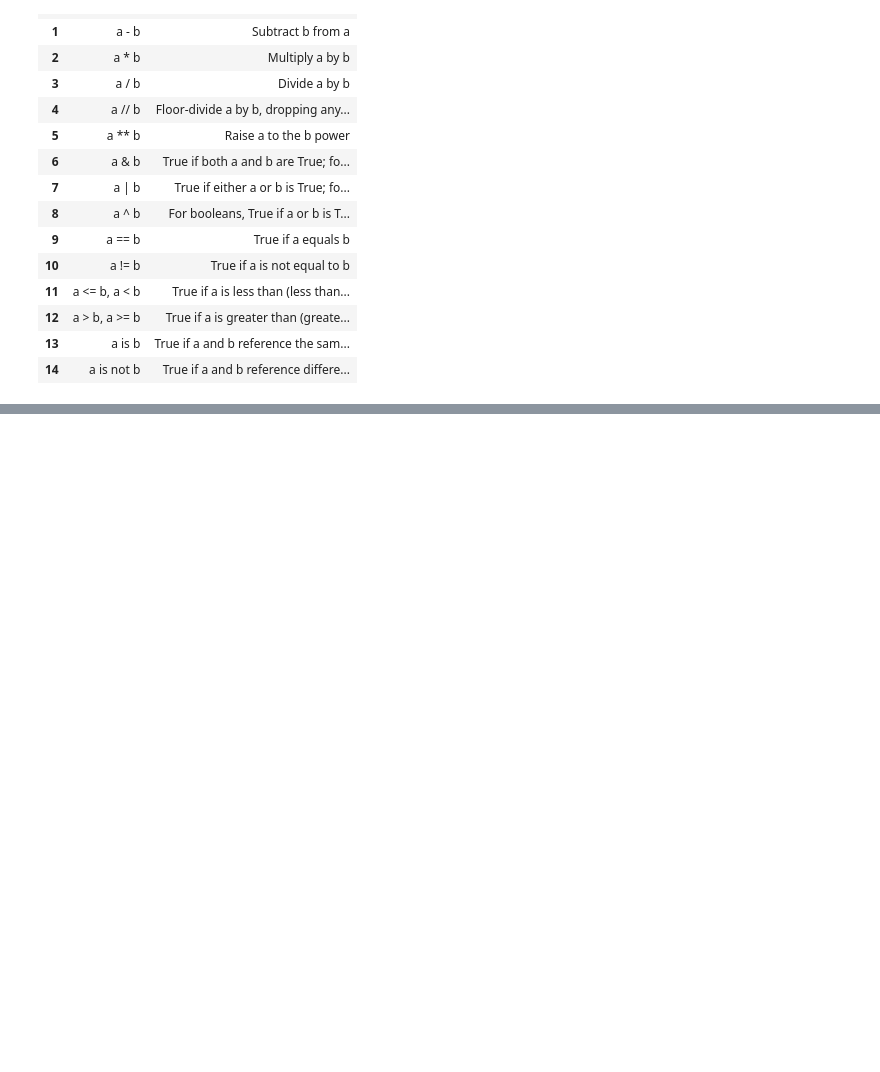
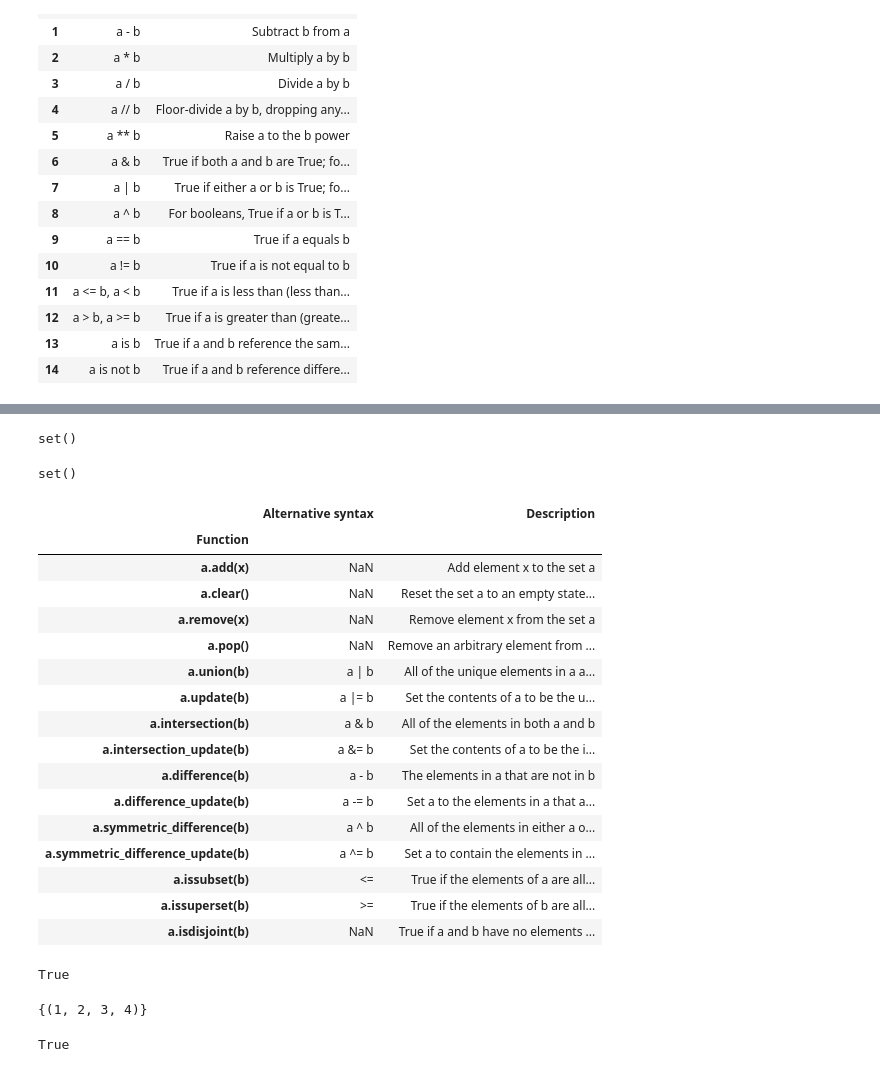
Before and after one commit to pindio58/books, a Jupyter notebook: pythonForDataAnalysis/first_book_beginning.ipynb, the cells around one changed output, grey strips where cells are left out. Saved outputs shown, nothing was run; the diff lists cells and outputs as text; code cells hidden in the pictures; blank space fills up the shorter version.

```diff
--- a/pythonForDataAnalysis/first_book_beginning.ipynb
+++ b/pythonForDataAnalysis/first_book_beginning.ipynb
@@ -212,0 +546,39 @@ binaryOperator
+# %%
+a.intersection(b)
+# %% [output]
+set()
+# %%
+a&b
+# %% [output]
+set()
+# %%
+import pandas as pd
+pd.set_option('display.max_colwidth', None)
+# %%
+set_operations=pd.read_clipboard()
+# %%
+set_operations.set_index(['Function'],inplace=True)
+# %%
+set_operations
+# %% [output]
+|  | Alternative syntax | Description |
+| Function |  |  |
+| a.add(x) | NaN | Add element x to the set a |
+| a.clear() | NaN | Reset the set a to an empty state... |
+| a.remove(x) | NaN | Remove element x from the set a |
+| a.pop() | NaN | Remove an arbitrary element from ... |
+| a.union(b) | a | b | All of the unique elements in a a... |
+| a.update(b) | a |= b | Set the contents of a to be the u... |
+| a.intersection(b) | a & b | All of the elements in both a and b |
+| a.intersection_update(b) | a &= b | Set the contents of a to be the i... |
+| a.difference(b) | a - b | The elements in a that are not in b |
+| a.difference_update(b) | a -= b | Set a to the elements in a that a... |
+| a.symmetric_difference(b) | a ^ b | All of the elements in either a o... |
+| a.symmetric_difference_update(b) | a ^= b | Set a to contain the elements in ... |
+| a.issubset(b) | <= | True if the elements of a are all... |
+| a.issuperset(b) | >= | True if the elements of b are all... |
+| a.isdisjoint(b) | NaN | True if a and b have no elements ... |
+# %%
+a.isdisjoint(b)
+# %% [output]
+True
@@ -212,0 +587,12 @@ binaryOperator
+# %%
+# Like dicts, set elements generally must be immutable. To have list-like elements, you must convert it to a tuple:
+
+my_data = [1, 2, 3, 4]
+my_set = {tuple(my_data)}
+my_set
+# %% [output]
+{(1, 2, 3, 4)}
+# %%
+{1, 2, 3} == {3, 2, 1}  #Setts are equal if and only if their contents are equal:
+# %% [output]
+True
```
Also changed, not shown: parts of 233 cells of this notebook, 6 other files.
